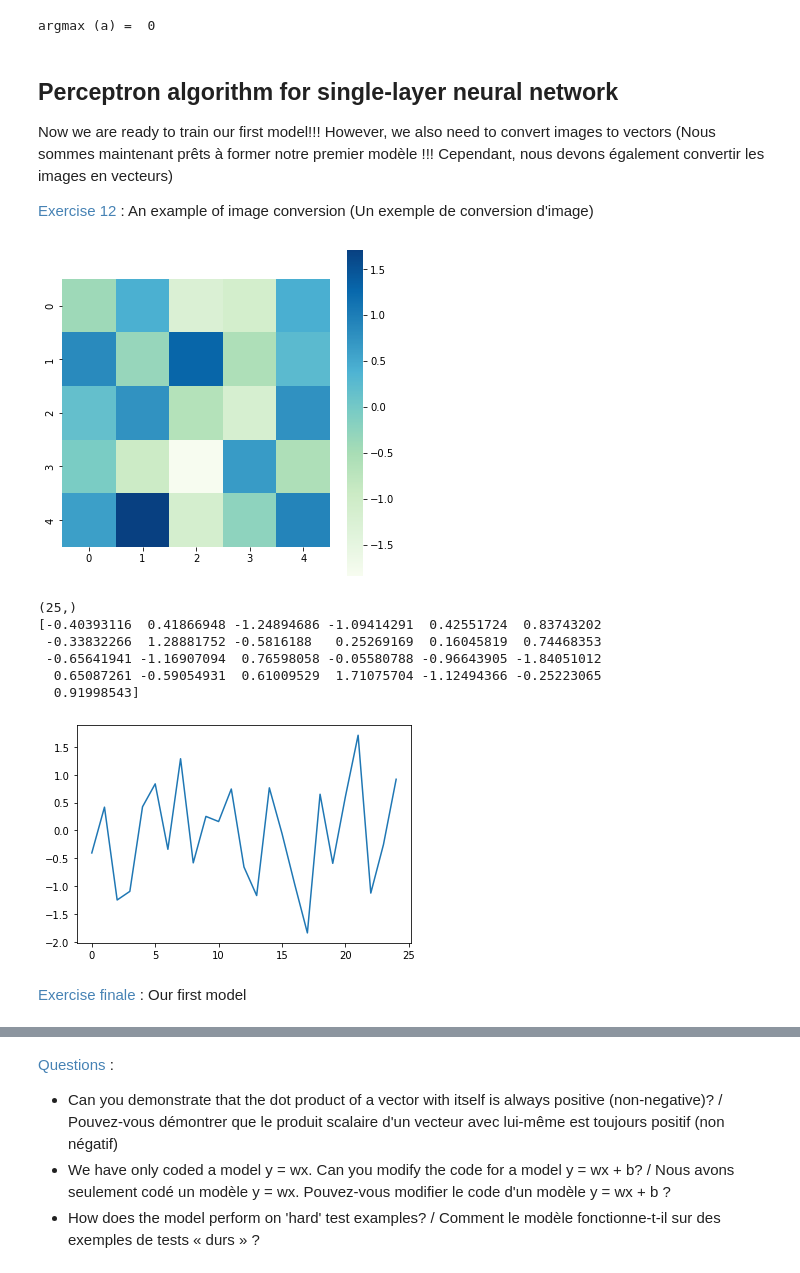
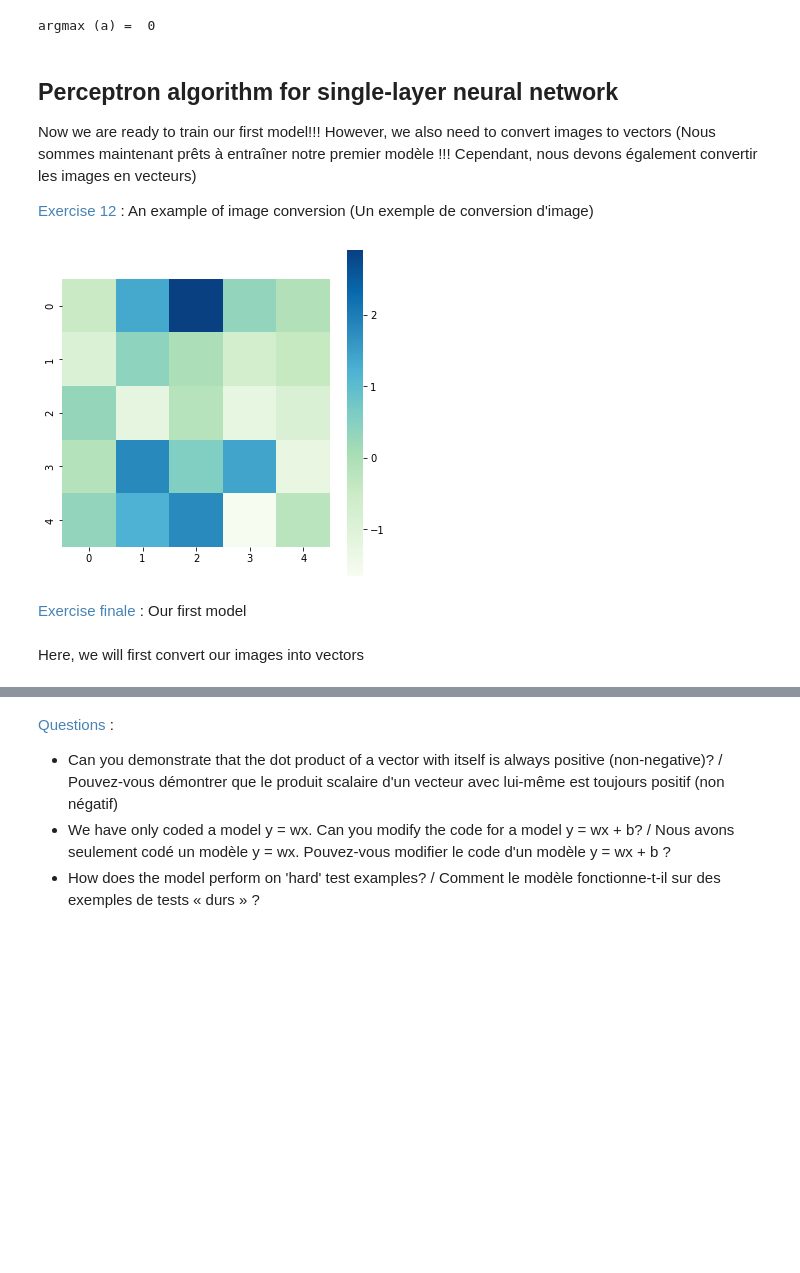
Before and after one commit to SergeiGrudinin/deeplearning-beginners, a Jupyter notebook: notebook/Exercise1.ipynb, the cells around one changed output, grey strips where cells are left out. Cells and saved outputs as stored; diff of their text form; code cells hidden in the pictures; blank space fills up the shorter version.

```diff
--- a/notebook/Exercise1.ipynb
+++ b/notebook/Exercise1.ipynb
@@ -293,50 +286,43 @@ print("argmax (a) = ",argmax(a_np))  # exercise 11
 argmax (a) =  0
 # %% [markdown]
 ## Perceptron algorithm for single-layer neural network
-Now we are ready to train our first model!!! However, we also need to convert images to vectors (Nous sommes maintenant prêts à former notre premier modèle !!! Cependant, nous devons également convertir les images en vecteurs)
+Now we are ready to train our first model!!! However, we also need to convert images to vectors (Nous sommes maintenant prêts à entraîner notre premier modèle !!! Cependant, nous devons également convertir les images en vecteurs)
 
 <span style="color:SteelBlue"> Exercise 12</span> : An example of image conversion (Un exemple de conversion d'image)
 # %%
 import matplotlib.pyplot as plt
 import numpy as np
 import seaborn as sns
 
 def flatten(W):
-    v = np.empty(W.shape[0]*W.shape[1])
+    v = np.zeros(W.shape[0]*W.shape[1])
     indx = -1
     for i in range(W.shape[0]):
         for j in range (W.shape[1]):
             indx = indx + 1
-            # index = i*W.shape[0] + j
-            v[indx] = W[i][j]
-    # v = ... # Exercise 12, please convert a 5 x 5 matrix to a 25 vector
+            v[indx] = ... # Ex 12
     return v
 
 #create a random numpy matrix
 W = np.random.randn(5, 5)            # (5 x 5)
 
 f, ax = plt.subplots(figsize=(6, 6))
 sns.heatmap(W, annot=False, fmt='.1f', square=True, cmap="GnBu")
 plt.show()
 
-v = flatten(W)
+# Ex 12
+# v = flatten(W)
 
-# v = np.c_[W, np.ones(5)]
-print(v.shape)
-print(v)
+# print(v.shape)
+# print(v)
 
-plt.plot(v)
-plt.show()
+# plt.plot(v)
+# plt.show()
 # %% [output]
-[figure, old version]
+[figure, new version]
-(25,)
-[-0.40393116  0.41866948 -1.24894686 -1.09414291  0.42551724  0.83743202
- -0.33832266  1.28881752 -0.5816188   0.25269169  0.16045819  0.74468353
- -0.65641941 -1.16907094  0.76598058 -0.05580788 -0.96643905 -1.84051012
-  0.65087261 -0.59054931  0.61009529  1.71075704 -1.12494366 -0.25223065
-  0.91998543]
-[figure, removed]
 # %% [markdown]
 <span style="color:SteelBlue"> Exercise finale</span> : Our first model
+# %% [markdown]
+Here, we will first convert our images into vectors
 # %%
 import numpy as np
```
Also changed, not shown: parts of 12 cells of this notebook, 2 other files.
